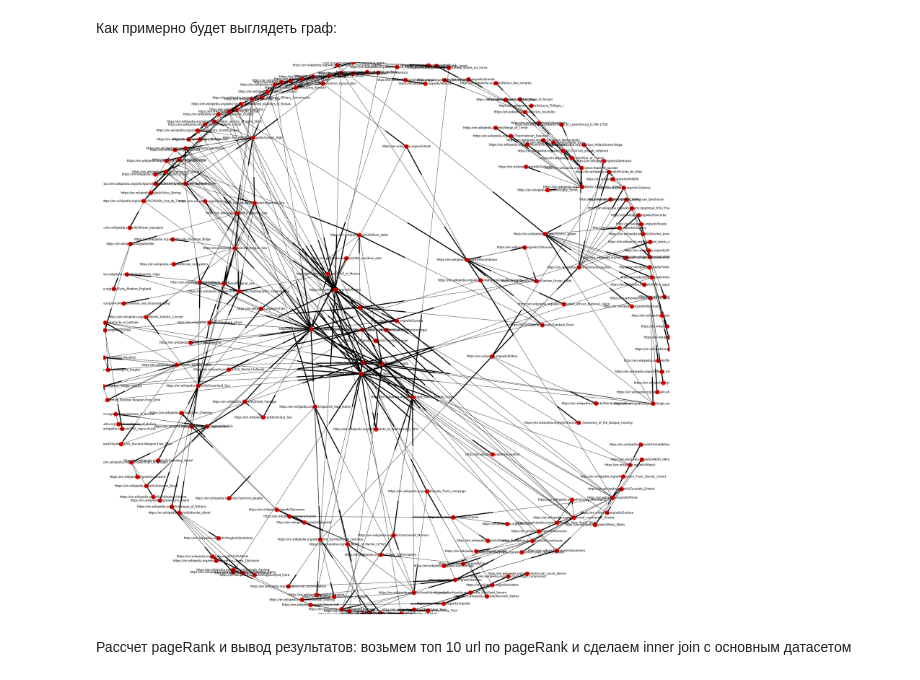
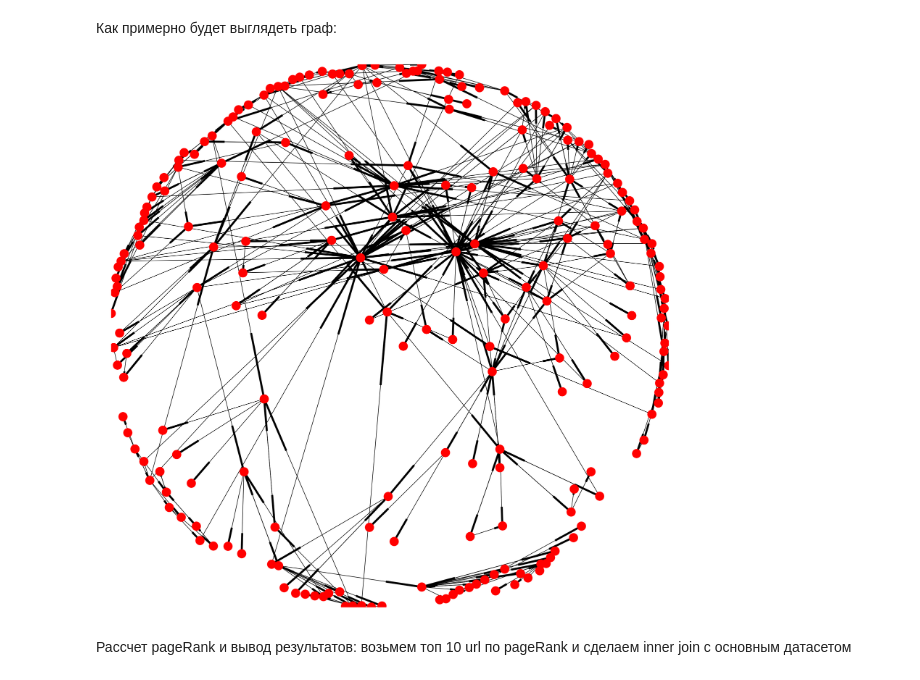
Before and after one commit to EvgeniyPrudnikov/Magistracy, a Jupyter notebook: IR/hw2/hw2_wiki/main.ipynb, the cells around one changed output. Cells and saved outputs as stored; diff of their text form; code cells hidden in the pictures.

```diff
--- a/IR/hw2/hw2_wiki/main.ipynb
+++ b/IR/hw2/hw2_wiki/main.ipynb
@@ -136,25 +136,25 @@ def create_graph(df, ratio=1):
 # %%
 sample_graph = create_graph(main_df, 0.02)
 def show_graph(graph):
 
-    plt.figure(num=None, figsize=(42, 42), dpi=100)
+    plt.figure(num=None, figsize=(20, 20), dpi=150)
     plt.axis('off')
     fig = plt.figure(1)
     pos = nx.spring_layout(graph)
     nx.draw_networkx_nodes(graph,pos)
     nx.draw_networkx_edges(graph,pos,arrows=True)
-    nx.draw_networkx_labels(graph,pos)
+    #nx.draw_networkx_labels(graph,pos)
 
     cut = 1
     xmax = cut * max(xx for xx, yy in pos.values())
     ymax = cut * max(yy for xx, yy in pos.values())
     plt.xlim(0, xmax)
     plt.ylim(0, ymax)
     plt.show()
 
 show_graph(sample_graph)
 # %% [output]
-[figure, old version]
+[figure, new version]
 # %% [markdown]
 Рассчет pageRank и вывод результатов:
 возьмем топ 10 url по pageRank и сделаем inner join с основным датасетом
```
